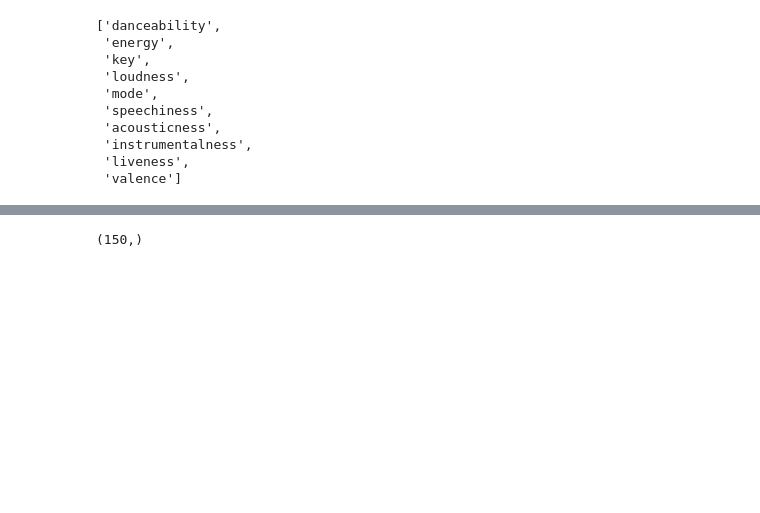
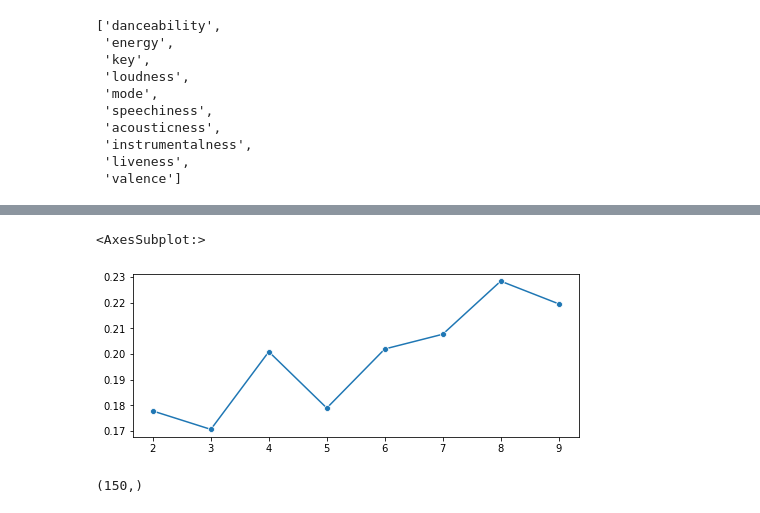
Before and after one commit to MerlinSchaefer/spotify_app, a Jupyter notebook: Exploration_Clustering_E.ipynb, the cells around one changed output, grey strips where cells are left out. Cells and saved outputs as stored; diff of their text form; code cells hidden in the pictures; blank space fills up the shorter version.

```diff
--- a/Exploration_Clustering_E.ipynb
+++ b/Exploration_Clustering_E.ipynb
@@ -179 +209,12 @@ plt.show()
+# %%
+from sklearn.metrics import silhouette_score
+kmeans_per_k = [KMeans(n_clusters=k, random_state=42).fit(X)
+                for k in range(1, 10)]
+silhouette_scores = [silhouette_score(X, model.labels_)
+                     for model in kmeans_per_k[1:]]
+plt.figure(figsize=(8, 3))
+sns.lineplot(x = range(2, 10), y = silhouette_scores,marker="o")
+# %% [output]
+<AxesSubplot:>
+[figure, added]
 # %%
```
Also changed, not shown: parts of 23 cells of this notebook, 7 other files.
